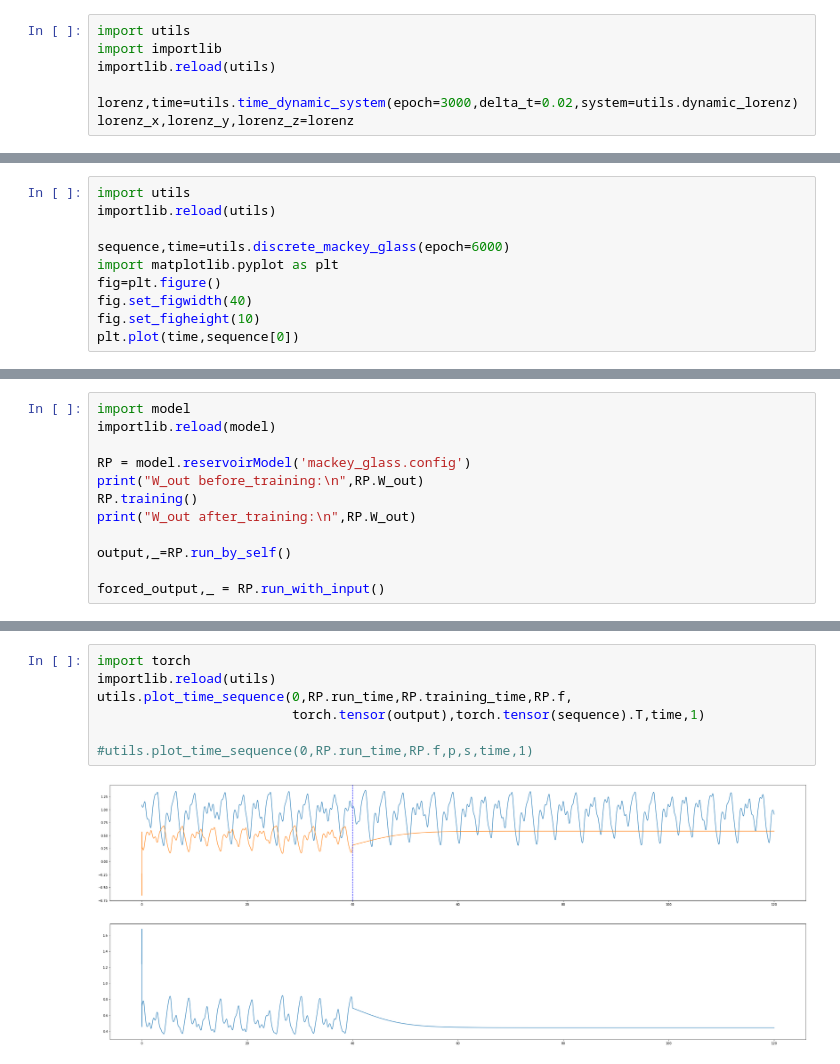
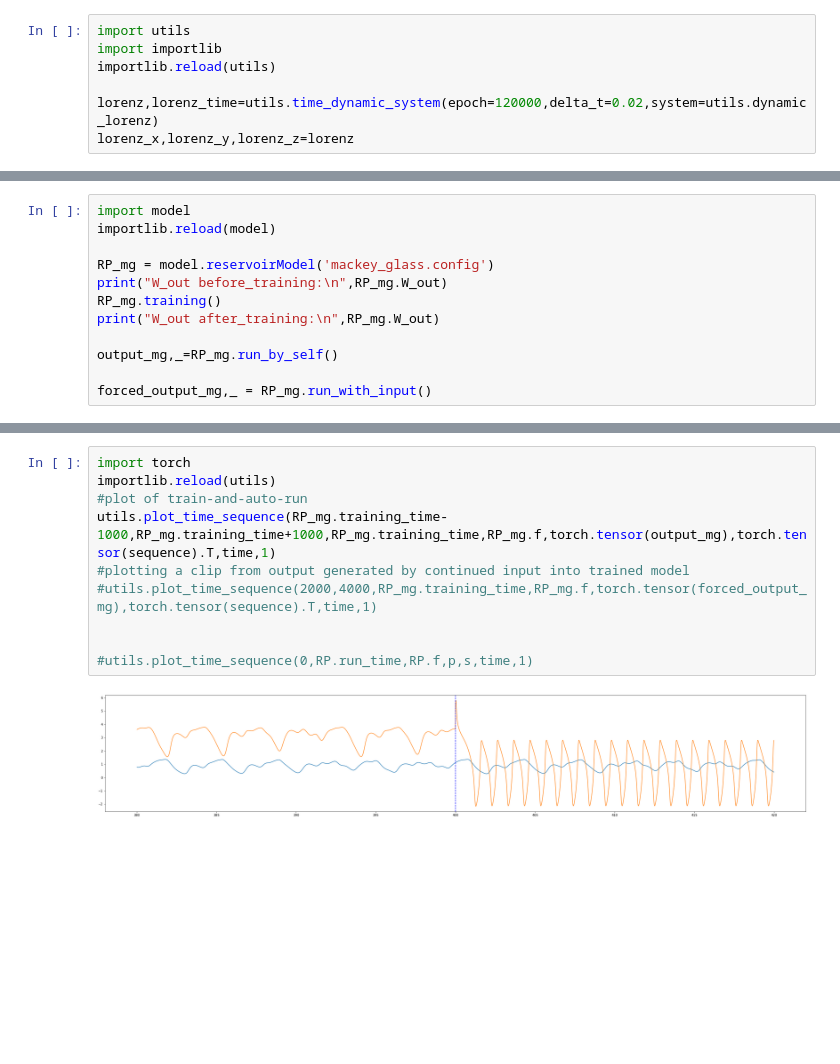
Before and after one commit to bucketfish0000/reservoir_restructure, a Jupyter notebook: reservoir.ipynb, the cells around one changed output, grey strips where cells are left out. Saved outputs shown, nothing was run; the diff lists cells and outputs as text; blank space fills up the shorter version.

```diff
--- a/reservoir.ipynb
+++ b/reservoir.ipynb
@@ -3,5 +5,5 @@ import utils
 import importlib
 importlib.reload(utils)
 
-lorenz,time=utils.time_dynamic_system(epoch=3000,delta_t=0.02,system=utils.dynamic_lorenz)
+lorenz,lorenz_time=utils.time_dynamic_system(epoch=120000,delta_t=0.02,system=utils.dynamic_lorenz)
 lorenz_x,lorenz_y,lorenz_z=lorenz
@@ -82,10 +72,0 @@ utils.plot_time_sequence(0,RP.run_time,RP.training_time,RP.f,
-# %%
-import utils
-importlib.reload(utils)
-
-sequence,time=utils.discrete_mackey_glass(epoch=6000)
-import matplotlib.pyplot as plt
-fig=plt.figure()
-fig.set_figwidth(40)
-fig.set_figheight(10)
-plt.plot(time,sequence[0])
@@ -96,12 +76,12 @@ plt.plot(time,sequence[0])
 import model
 importlib.reload(model)
 
-RP = model.reservoirModel('mackey_glass.config')
-print("W_out before_training:\n",RP.W_out)
-RP.training()
-print("W_out after_training:\n",RP.W_out)
+RP_mg = model.reservoirModel('mackey_glass.config')
+print("W_out before_training:\n",RP_mg.W_out)
+RP_mg.training()
+print("W_out after_training:\n",RP_mg.W_out)
 
-output,_=RP.run_by_self()
+output_mg,_=RP_mg.run_by_self()
 
-forced_output,_ = RP.run_with_input()
+forced_output_mg,_ = RP_mg.run_with_input()
 # %% [output]
@@ -142,9 +122,12 @@ W_out after_training:
 # %%
 import torch
 importlib.reload(utils)
-utils.plot_time_sequence(0,RP.run_time,RP.training_time,RP.f,
-                         torch.tensor(output),torch.tensor(sequence).T,time,1)
+#plot of train-and-auto-run
+utils.plot_time_sequence(RP_mg.training_time-1000,RP_mg.training_time+1000,RP_mg.training_time,RP_mg.f,torch.tensor(output_mg),torch.tensor(sequence).T,time,1)
+#plotting a clip from output generated by continued input into trained model
+#utils.plot_time_sequence(2000,4000,RP_mg.training_time,RP_mg.f,torch.tensor(forced_output_mg),torch.tensor(sequence).T,time,1)
+
 
 #utils.plot_time_sequence(0,RP.run_time,RP.f,p,s,time,1)
 # %% [output]
-[figure, old version]
+[figure, new version]
```
Also changed, not shown: parts of 7 cells of this notebook, 4 other files.
